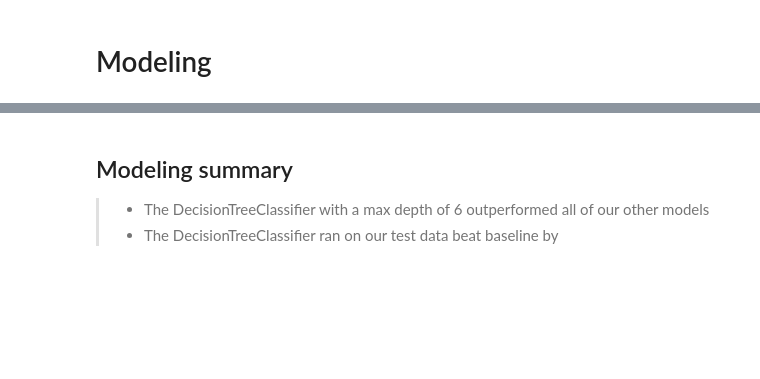
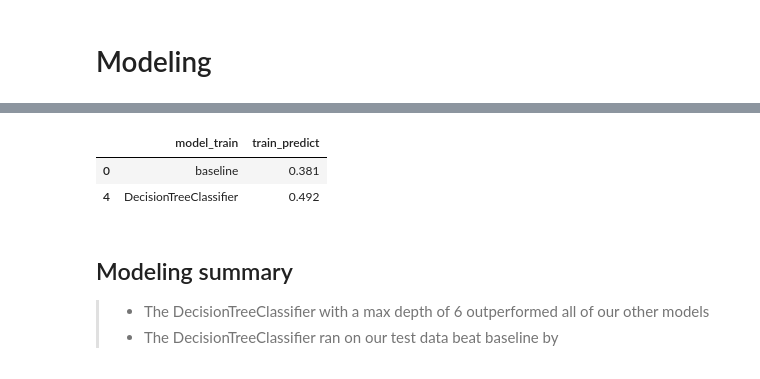
Before and after one commit to Team-DB-NLP/nlp_project, a Jupyter notebook: final_notebook.ipynb, the cells around one changed output, grey strips where cells are left out. Cells and saved outputs as stored; diff of their text form; code cells hidden in the pictures; blank space fills up the shorter version.

```diff
--- a/final_notebook.ipynb
+++ b/final_notebook.ipynb
@@ -232,4 +232,4 @@ We fail to reject the null hypothesis
 # %% [markdown]
 # Modeling
 # %%
-the_df, X_test_bow, y_test, test_data = wrangle.get_train(new_df)
+the_df, X_test_bow, y_test = wrangle.get_train(new_df)
@@ -240,5 +245,9 @@ the_df
 # %%
-test_data
+X_test_bow
+# %% [output]
+|  | model_train | train_predict |
+| 0 | baseline | 0.381 |
+| 4 | DecisionTreeClassifier | 0.492 |
 # %% [markdown]
 ## Modeling summary
 > * The DecisionTreeClassifier with a max depth of 6 outperformed all of our other models
```
Also changed, not shown: parts of 6 cells of this notebook, 1 other file.
